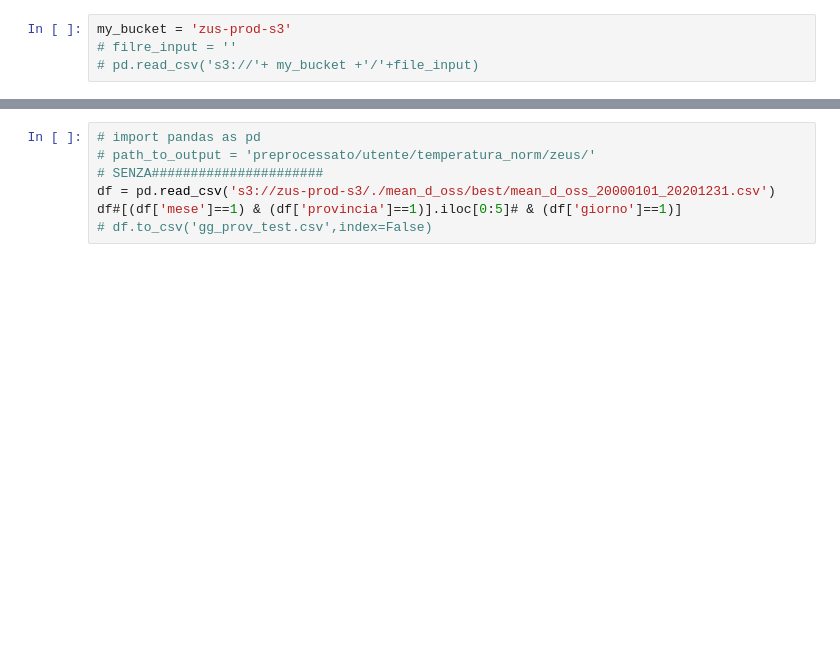
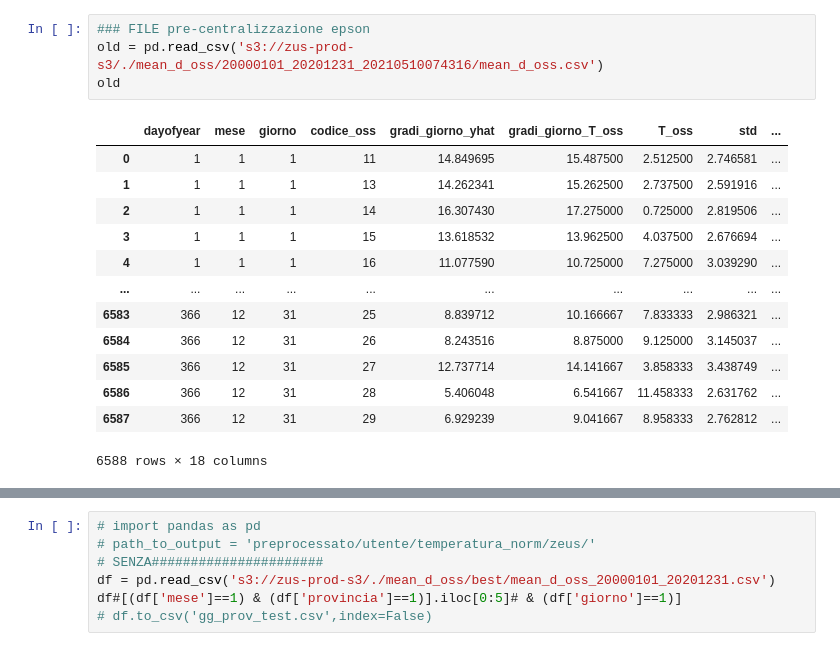
Before and after one commit to EdoardoRobaItauros/provaAWS, a Jupyter notebook: main_gg.ipynb, the cells around one changed output, grey strips where cells are left out. Drawn from its saved outputs; the diff is of its cells as text; blank space fills up the shorter version.

```diff
--- a/main_gg.ipynb
+++ b/main_gg.ipynb
@@ -539,4 +576,18 @@ Procedura terminata.
-# %%
-my_bucket = 'zus-prod-s3'
-# filre_input = ''
-# pd.read_csv('s3://'+ my_bucket +'/'+file_input)
+# %%
+### FILE pre-centralizzazione epson
+old = pd.read_csv('s3://zus-prod-s3/./mean_d_oss/20000101_20201231_20210510074316/mean_d_oss.csv')
+old
+# %% [output]
+|  | dayofyear | mese | giorno | codice_oss | gradi_giorno_yhat | gradi_giorno_T_oss | T_oss | std | ... |
+| 0 | 1 | 1 | 1 | 11 | 14.849695 | 15.487500 | 2.512500 | 2.746581 | ... |
+| 1 | 1 | 1 | 1 | 13 | 14.262341 | 15.262500 | 2.737500 | 2.591916 | ... |
+| 2 | 1 | 1 | 1 | 14 | 16.307430 | 17.275000 | 0.725000 | 2.819506 | ... |
+| 3 | 1 | 1 | 1 | 15 | 13.618532 | 13.962500 | 4.037500 | 2.676694 | ... |
+| 4 | 1 | 1 | 1 | 16 | 11.077590 | 10.725000 | 7.275000 | 3.039290 | ... |
+| ... | ... | ... | ... | ... | ... | ... | ... | ... | ... |
+| 6583 | 366 | 12 | 31 | 25 | 8.839712 | 10.166667 | 7.833333 | 2.986321 | ... |
+| 6584 | 366 | 12 | 31 | 26 | 8.243516 | 8.875000 | 9.125000 | 3.145037 | ... |
+| 6585 | 366 | 12 | 31 | 27 | 12.737714 | 14.141667 | 3.858333 | 3.438749 | ... |
+| 6586 | 366 | 12 | 31 | 28 | 5.406048 | 6.541667 | 11.458333 | 2.631762 | ... |
+| 6587 | 366 | 12 | 31 | 29 | 6.929239 | 9.041667 | 8.958333 | 2.762812 | ... |
+6588 rows × 18 columns
```
Also changed, not shown: parts of 7 cells of this notebook, 2 other files.
